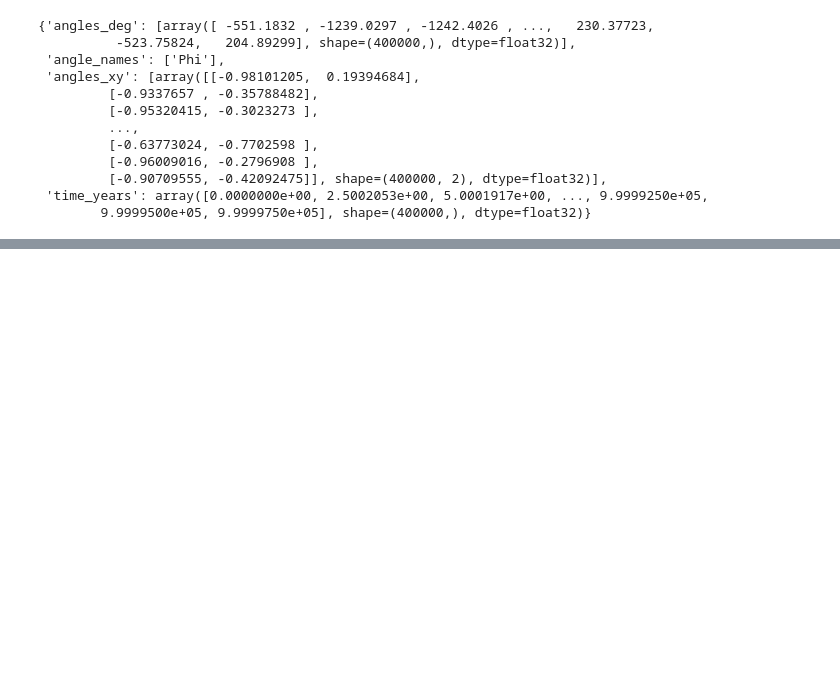
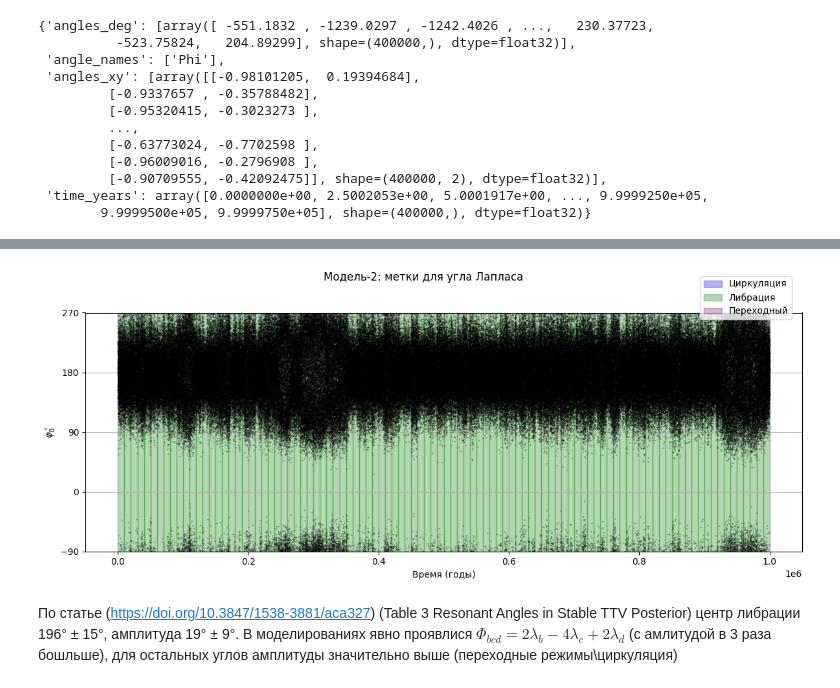
Before and after one commit to AbobusMen/Resonance-sorter, a Jupyter notebook: notebook/3_body_angle.ipynb, the cells around one changed output, grey strips where cells are left out. Drawn from its saved outputs; the diff is of its cells as text; code cells hidden in the pictures; blank space fills up the shorter version.

```diff
--- a/notebook/3_body_angle.ipynb
+++ b/notebook/3_body_angle.ipynb
@@ -75,2 +70,17 @@ plot_multiplet_predictions(
 # %%
 #Переход как два центра либрации
+# %%
+model = load_model('2', models_dir=str(PROJECT_ROOT)+'/models/')
+probs = predict_multiplet(windows['angle_windows'], model)
+classes = [predict_classes_from_proba(p) for p in probs]
+plot_multiplet_predictions(
+    time_years=data['time_years'],
+    angles_deg_list=data['angles_deg'],
+    window_bounds=windows['window_bounds'],
+    class_labels_list=classes,
+    title='Модель-2: метки для угла Лапласа',
+    fig_width=12.,
+    row_height=5.,
+)
+# %% [output]
+[figure, added]
@@ -76,0 +89,3 @@ plot_multiplet_predictions(
+# %% [markdown]
+По статье  (https://doi.org/10.3847/1538-3881/aca327)  (Table 3 Resonant Angles in Stable TTV Posterior) центр либрации 196° ± 15°, амплитуда 19° ± 9°.
+В моделированиях явно проявлися $\Phi_{bcd}=2λ_b − 4λ_c + 2λ_d$ (с амлитудой в 3 раза бошльше), для остальных углов амплитуды значительно выше (переходные режимы\циркуляция)
```
Also changed, not shown: parts of 6 cells of this notebook, 3 other files.
